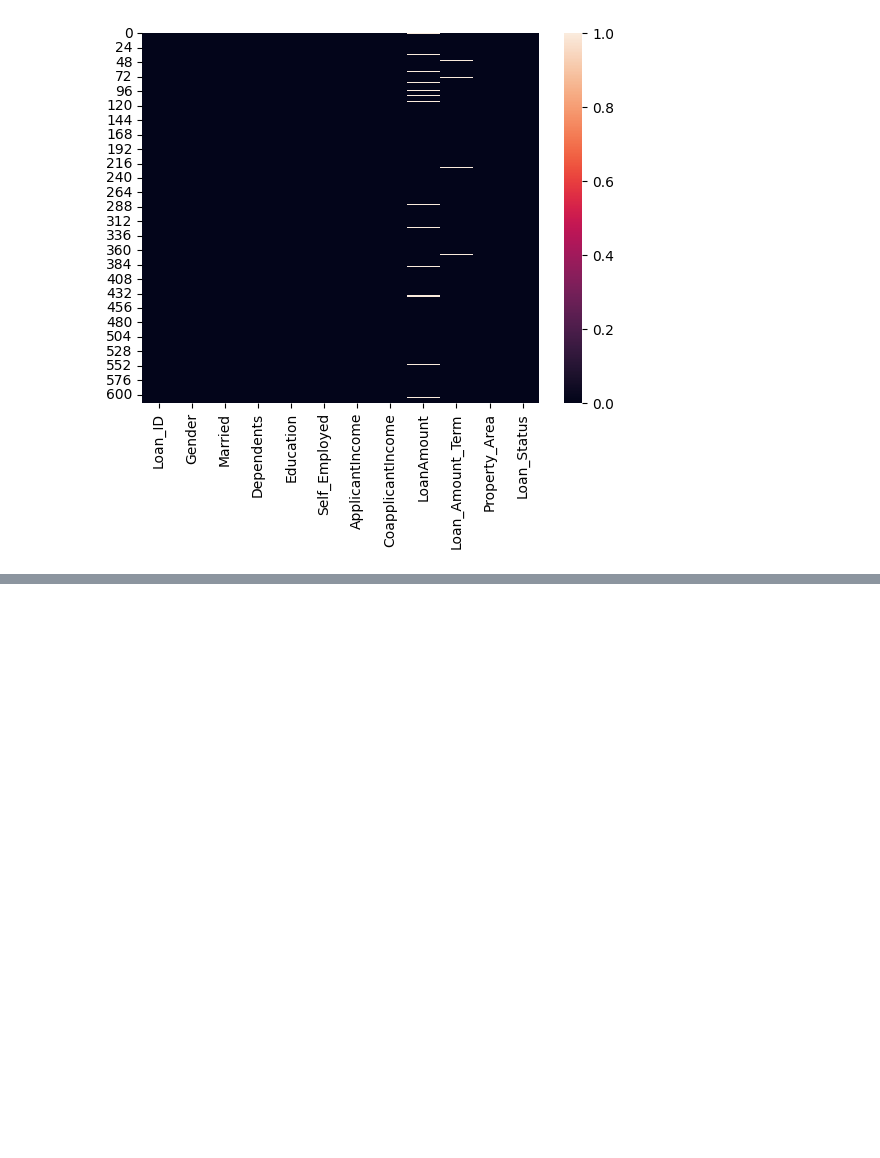
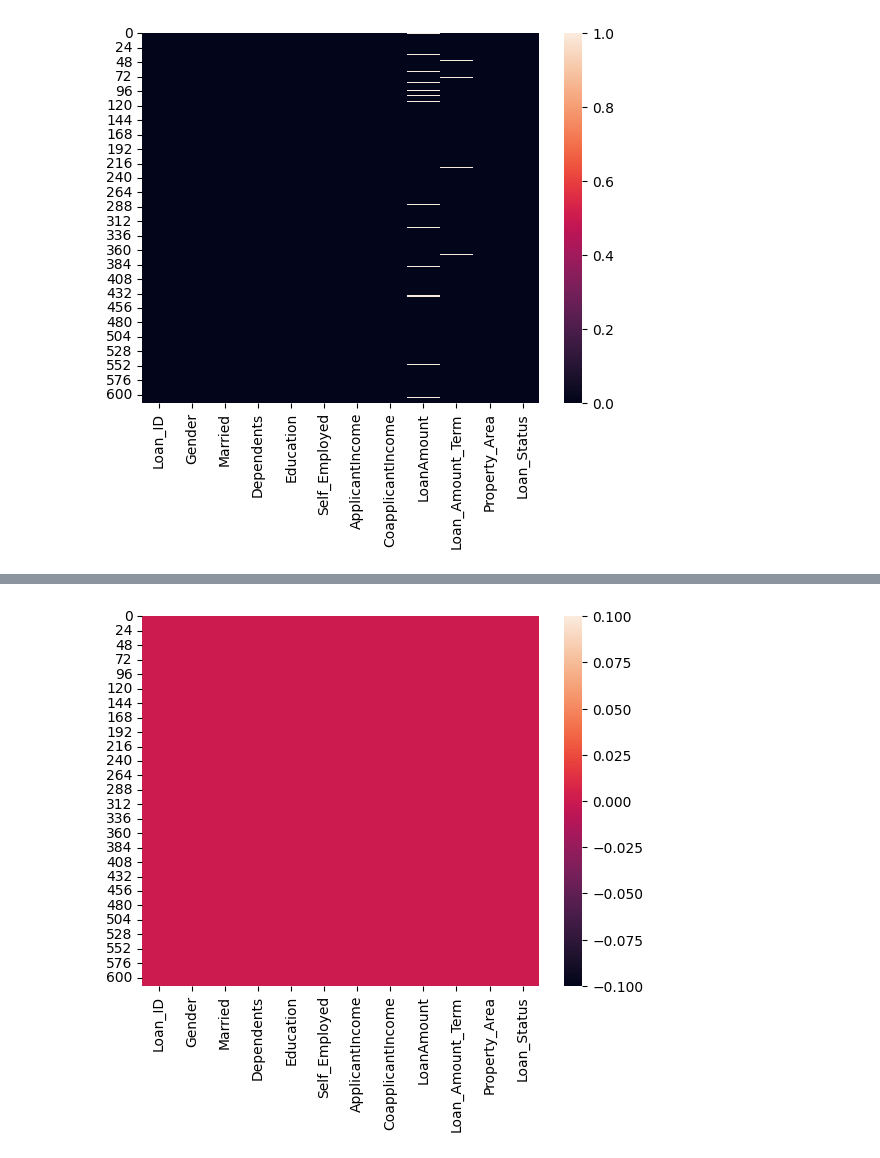
Before and after one commit to santoshw03/machine_learning, a Jupyter notebook: DataCleaning/handlingMissingValues.ipynb, the cells around one changed output, grey strips where cells are left out. Saved outputs shown, nothing was run; the diff lists cells and outputs as text; code cells hidden in the pictures; blank space fills up the shorter version.

```diff
--- a/DataCleaning/handlingMissingValues.ipynb
+++ b/DataCleaning/handlingMissingValues.ipynb
@@ -243,0 +303,5 @@ plt.show()
+# %%
+sns.heatmap(dataset.isnull())
+plt.show()
+# %% [output]
+[figure, added]
```
Also changed, not shown: parts of 6 cells of this notebook.
